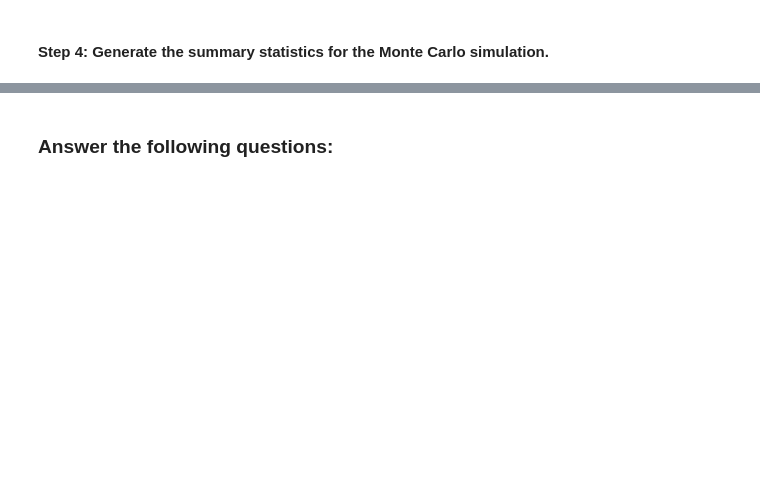
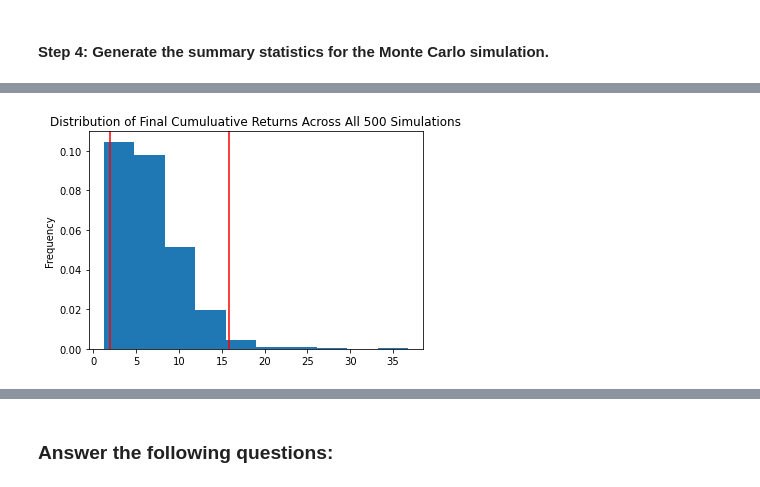
Before and after one commit to rupikaranjan/Plan_Your_Finance, a Jupyter notebook: financial_planning_tools.ipynb, the cells around one changed output, grey strips where cells are left out. Saved outputs shown, nothing was run; the diff lists cells and outputs as text; code cells hidden in the pictures; blank space fills up the shorter version.

```diff
--- a/financial_planning_tools.ipynb
+++ b/financial_planning_tools.ipynb
@@ -498,4 +659,6 @@ For this new Monte Carlo simulation, do the following:
 # %%
-# Visualize the 10-year Monte Carlo simulation by creating an
-# overlay line plot
-# YOUR CODE HERE
+# The probability distribution visualization of the 10-year Monte Carlo simulation
+# by a histogram
+MC_10year_sim_dist_plot = MC_10_Year_Simulation.plot_distribution()
+# %% [output]
+[figure, added]
```
Also changed, not shown: parts of 30 cells of this notebook, 13 other files.
